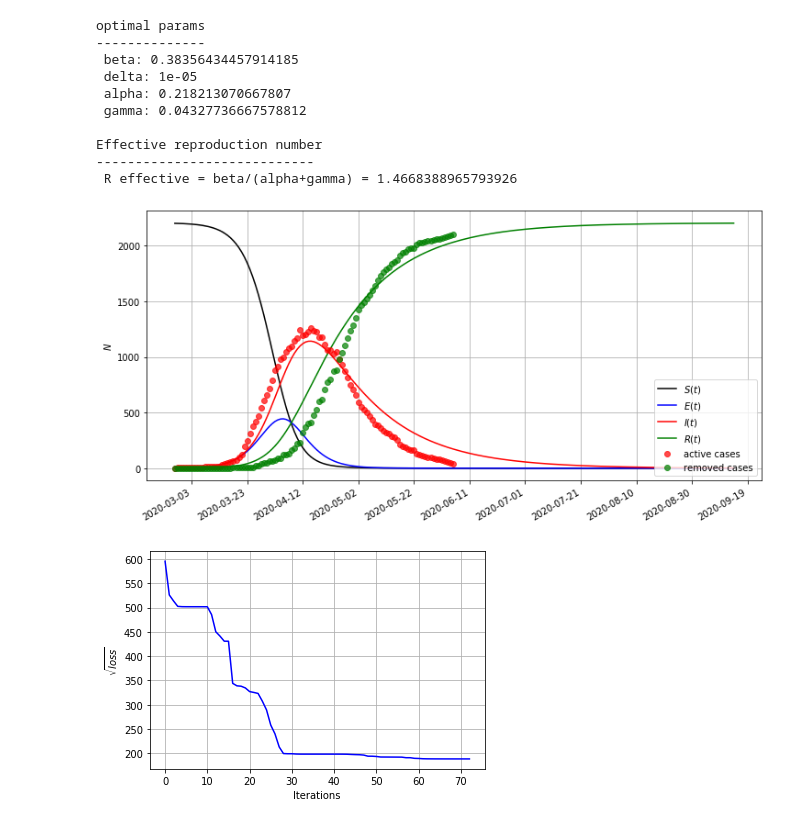
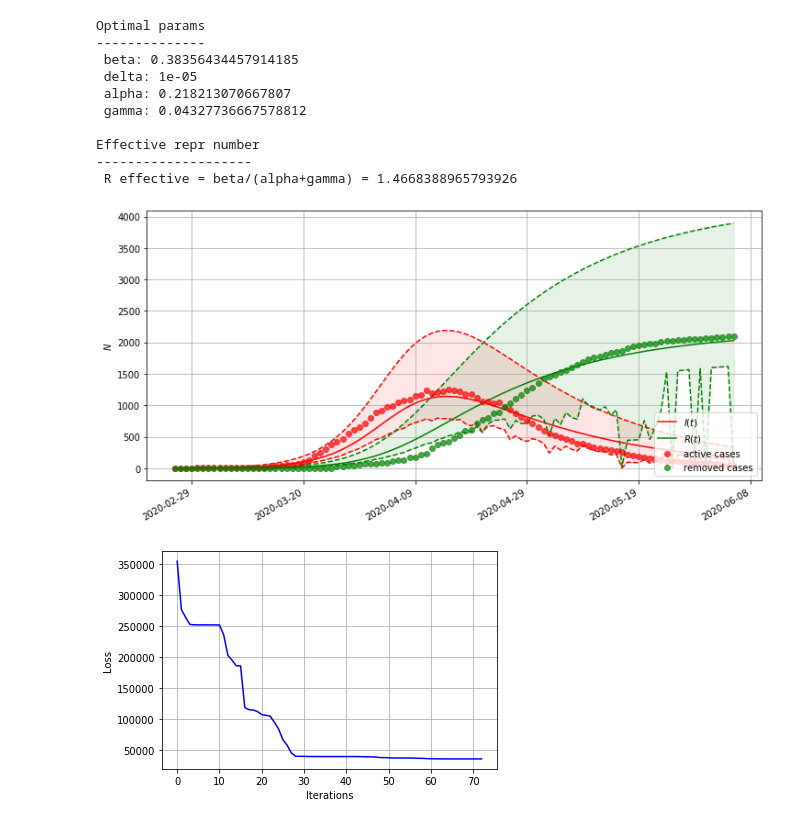
Before and after one commit to akapet00/coropy, a Jupyter notebook: sandbox/03-Modified-SEIR-Simulation.ipynb, the cells around one changed output. Drawn from its saved outputs; the diff is of its cells as text; code cells hidden in the pictures.

```diff
--- a/sandbox/03-Modified-SEIR-Simulation.ipynb
+++ b/sandbox/03-Modified-SEIR-Simulation.ipynb
@@ -146,32 +195,32 @@ def simulate_SEIR(active_cases, removed_cases, initial_conditions, split_ratio,
 # %%
 S0 = 2200
 E0 = 3 * active_cases_1[0]
 I0 = active_cases_1[0]
 R0 = removed_cases_1[0]
 
-R_eff, loss = simulate_SEIR(
+(S, E, I, R), loss = simulate_SEIR(
     active_cases=active_cases_1,
     removed_cases=recovered_cases_1,
     initial_conditions=(S0, E0, I0, R0),
-    split_ratio=1.,
     epidemics_start_date=start_date_1,
+    plot_sim=True,
+    plot_l=True,
+    sensitivity=0.8,
+    specificity=0.9,
+    new_positives=np.diff(
+        confirmed_cases_1, prepend=confirmed_cases_1[0]),
+    total_tests=np.array(active_cases_1.size * [1000]),
 )
-
-plt.plot(np.sqrt(loss), 'b-')
-plt.xlabel('Iterations')
-plt.ylabel(r'$\sqrt{loss}$')
-plt.grid()
-plt.show()
 # %% [output]
-optimal params
+Optimal params
 --------------
  beta: 0.38356434457914185
  delta: 1e-05
  alpha: 0.218213070667807
  gamma: 0.04327736667578812
 
-Effective reproduction number
-----------------------------
+Effective repr number
+--------------------
  R effective = beta/(alpha+gamma) = 1.4668388965793926
-[figure, old version]
+[figure, new version]
-[figure, old version]
+[figure, new version]
```
Also changed, not shown: parts of 1 cell of this notebook, 3 other files.
